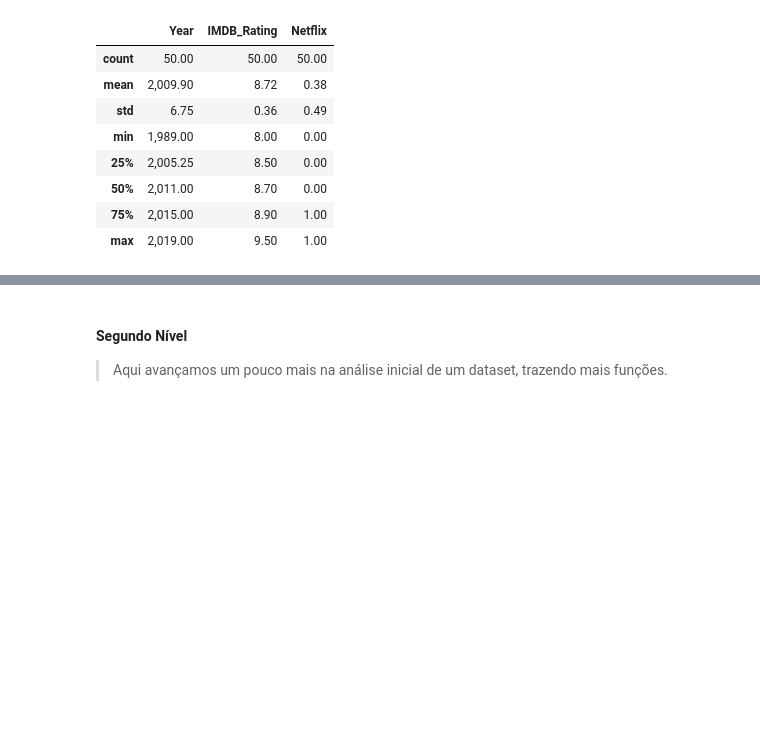
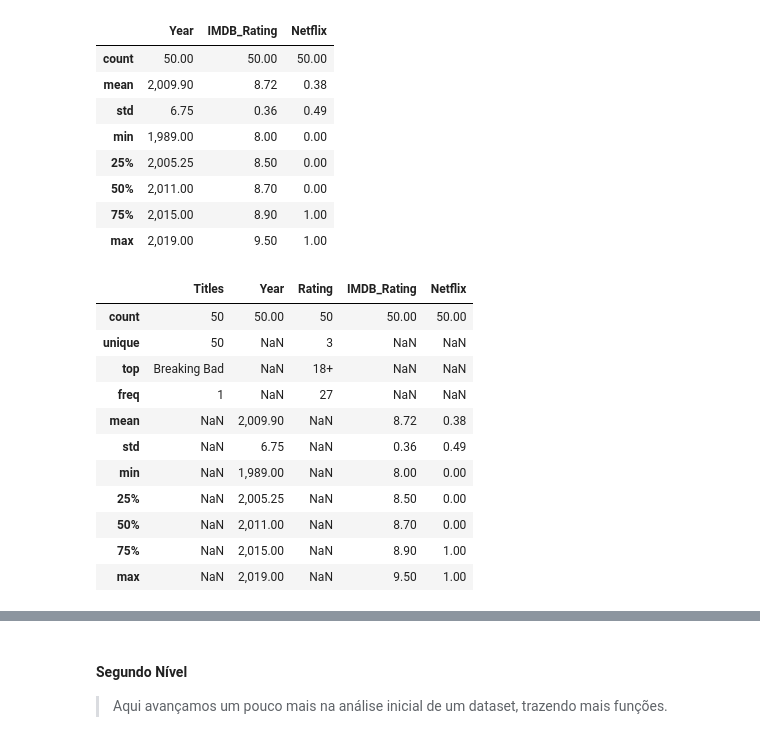
Before and after one commit to jotap53/claude_ciencia_de_dados, a Jupyter notebook: notebooks/notebook_de_treino.ipynb, the cells around one changed output, grey strips where cells are left out. Drawn from its saved outputs; the diff is of its cells as text; code cells hidden in the pictures; blank space fills up the shorter version.

```diff
--- a/notebooks/notebook_de_treino.ipynb
+++ b/notebooks/notebook_de_treino.ipynb
@@ -95,3 +95,18 @@ df.describe() # Estatísticas descritivas das colunas numéricas
 | 50% | 2,011.00 | 8.70 | 0.00 |
 | 75% | 2,015.00 | 8.90 | 1.00 |
 | max | 2,019.00 | 9.50 | 1.00 |
+# %%
+df.describe(include="all") # A diferença desse .describe() é o parâmetro include="all", esse parâmetro traz todas as informações, enquanto o anterior traz apenas as informações numéricas. Consequentemente ele traz muitos dados como NaN (nulos), porém não são nulos de verdade.
+# %% [output]
+|  | Titles | Year | Rating | IMDB_Rating | Netflix |
+| count | 50 | 50.00 | 50 | 50.00 | 50.00 |
+| unique | 50 | NaN | 3 | NaN | NaN |
+| top | Breaking Bad | NaN | 18+ | NaN | NaN |
+| freq | 1 | NaN | 27 | NaN | NaN |
+| mean | NaN | 2,009.90 | NaN | 8.72 | 0.38 |
+| std | NaN | 6.75 | NaN | 0.36 | 0.49 |
+| min | NaN | 1,989.00 | NaN | 8.00 | 0.00 |
+| 25% | NaN | 2,005.25 | NaN | 8.50 | 0.00 |
+| 50% | NaN | 2,011.00 | NaN | 8.70 | 0.00 |
+| 75% | NaN | 2,015.00 | NaN | 8.90 | 1.00 |
+| max | NaN | 2,019.00 | NaN | 9.50 | 1.00 |
```
Also changed, not shown: parts of 4 cells of this notebook.
